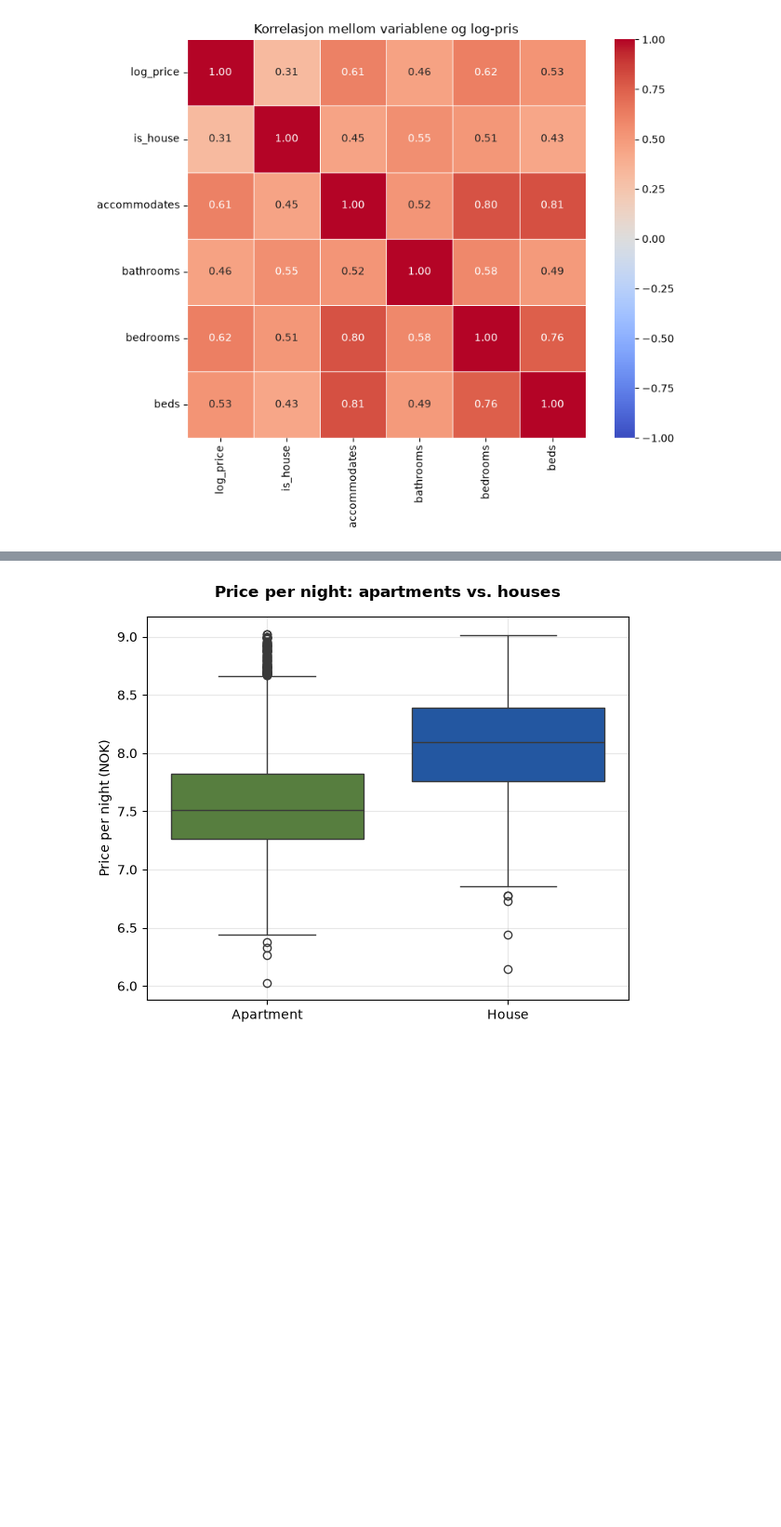
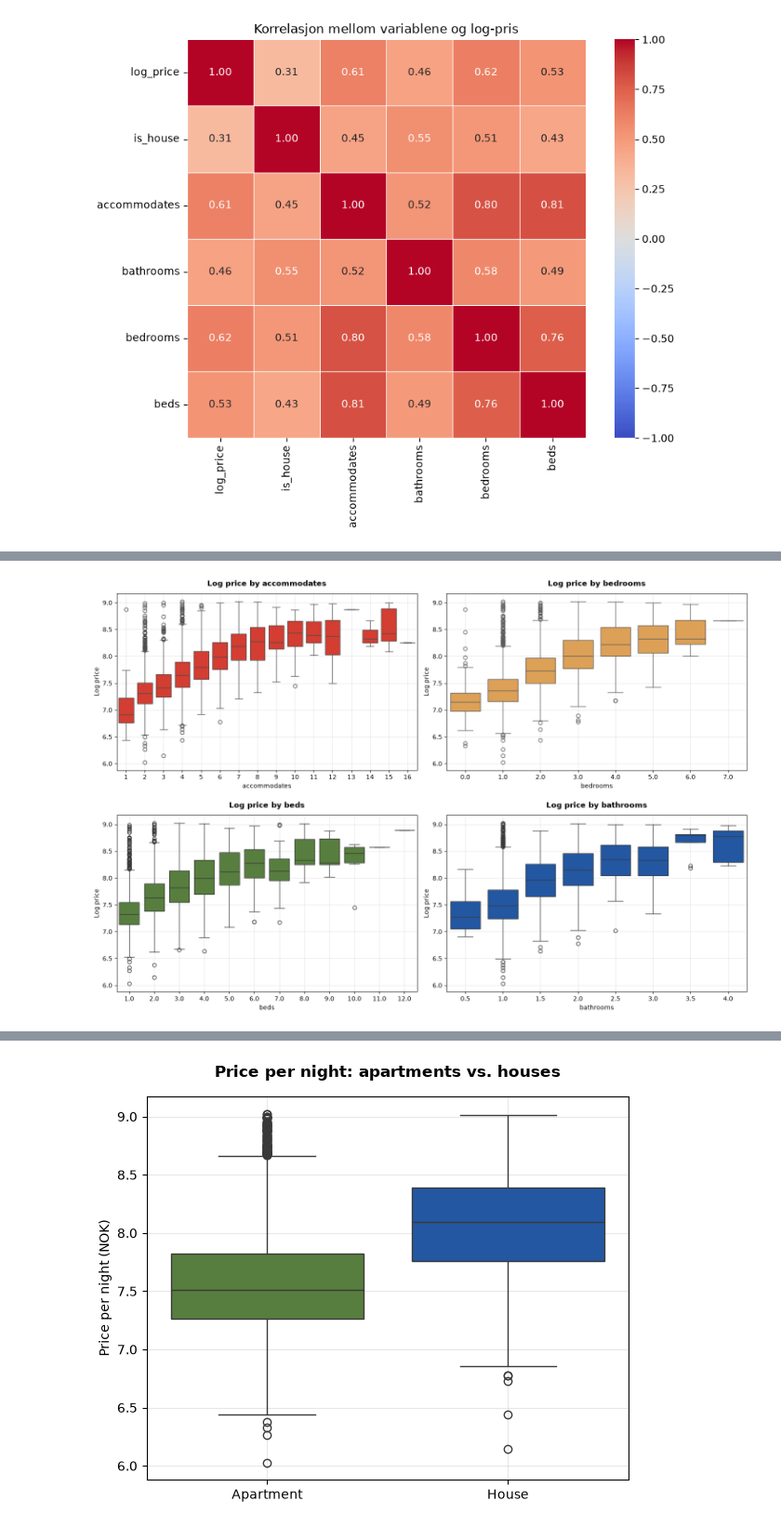
Before and after one commit to malenalisken/Airbnb_project, a Jupyter notebook: notebooks/relationships.ipynb, the cells around one changed output, grey strips where cells are left out. Shown at 93% size. Drawn from its saved outputs; the diff is of its cells as text; code cells hidden in the pictures; blank space fills up the shorter version.

```diff
--- a/notebooks/relationships.ipynb
+++ b/notebooks/relationships.ipynb
@@ -238,0 +241,22 @@ plt.show()
+# %%
+
+numeric_columns = ['accommodates', 'bedrooms', 'beds', 'bathrooms']
+
+columns_per_row = 2
+rows = (len(numeric_columns) + columns_per_row - 1) // columns_per_row
+fig, axes = plt.subplots(rows, columns_per_row, figsize=(15, 5 * rows), squeeze=False)
+axes = axes.flatten()
+
+for i, (ax, column) in enumerate(zip(axes, numeric_columns)):
+    sns.boxplot(data=df_c, x=column, y="log_price", color=cmap(i % cmap.N), ax=ax)
+    ax.set_title(f"Log price by {column}", fontweight="bold", pad=12)
+    ax.set_xlabel(column)
+    ax.set_ylabel("Log price")
+    ax.grid(alpha=0.3)
+
+for ax in axes[len(numeric_columns):]:
+    ax.remove()
+
+plt.tight_layout(h_pad=2.0)
+# %% [output]
+[figure, added]
```
Also changed, not shown: parts of 23 cells of this notebook, 2 other files.
